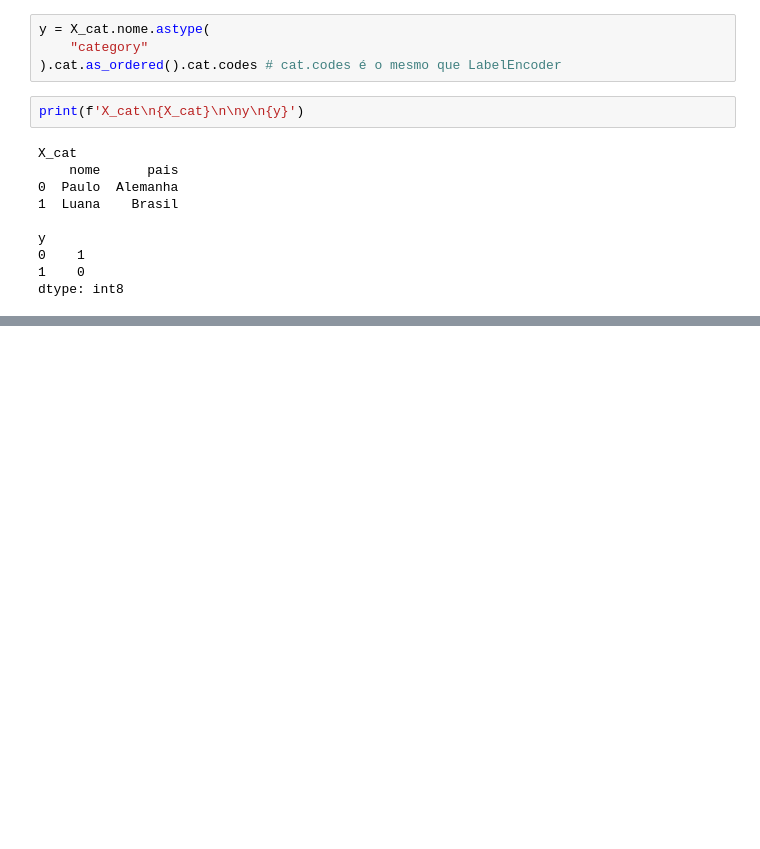
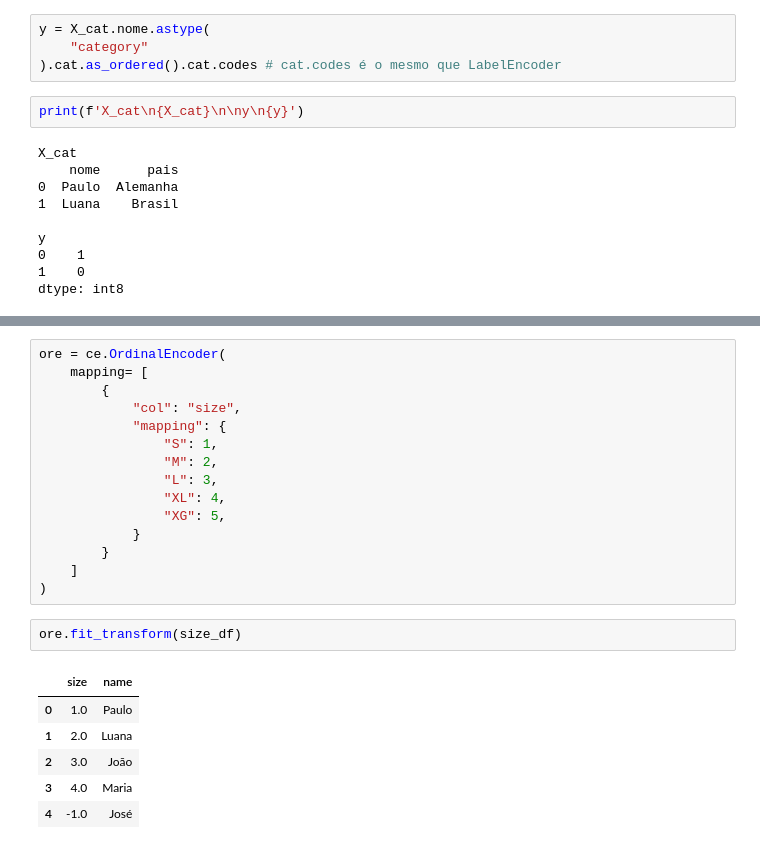
Before and after one commit to pcmoraesmenezes/Inteligencia-Artificial, a Jupyter notebook: Livros/Machine Learning - Guia de Referência Rápida/codigos/capitulo7.ipynb, the cells around one changed output, grey strips where cells are left out. Cells and saved outputs as stored; diff of their text form; blank space fills up the shorter version.

```diff
--- a/Livros/Machine Learning - Guia de Referência Rápida/codigos/capitulo7.ipynb
+++ b/Livros/Machine Learning - Guia de Referência Rápida/codigos/capitulo7.ipynb
@@ -210,0 +342,24 @@ dtype: int8
+# %%
+ore = ce.OrdinalEncoder(
+    mapping= [
+        {
+            "col": "size",
+            "mapping": {
+                "S": 1,
+                "M": 2,
+                "L": 3,
+                "XL": 4,
+                "XG": 5,
+            }
+        }
+    ]
+)
+# %%
+ore.fit_transform(size_df)
+# %% [output]
+|  | size | name |
+| 0 | 1.0 | Paulo |
+| 1 | 2.0 | Luana |
+| 2 | 3.0 | João |
+| 3 | 4.0 | Maria |
+| 4 | -1.0 | José |
```
Also changed, not shown: parts of 33 cells of this notebook.
